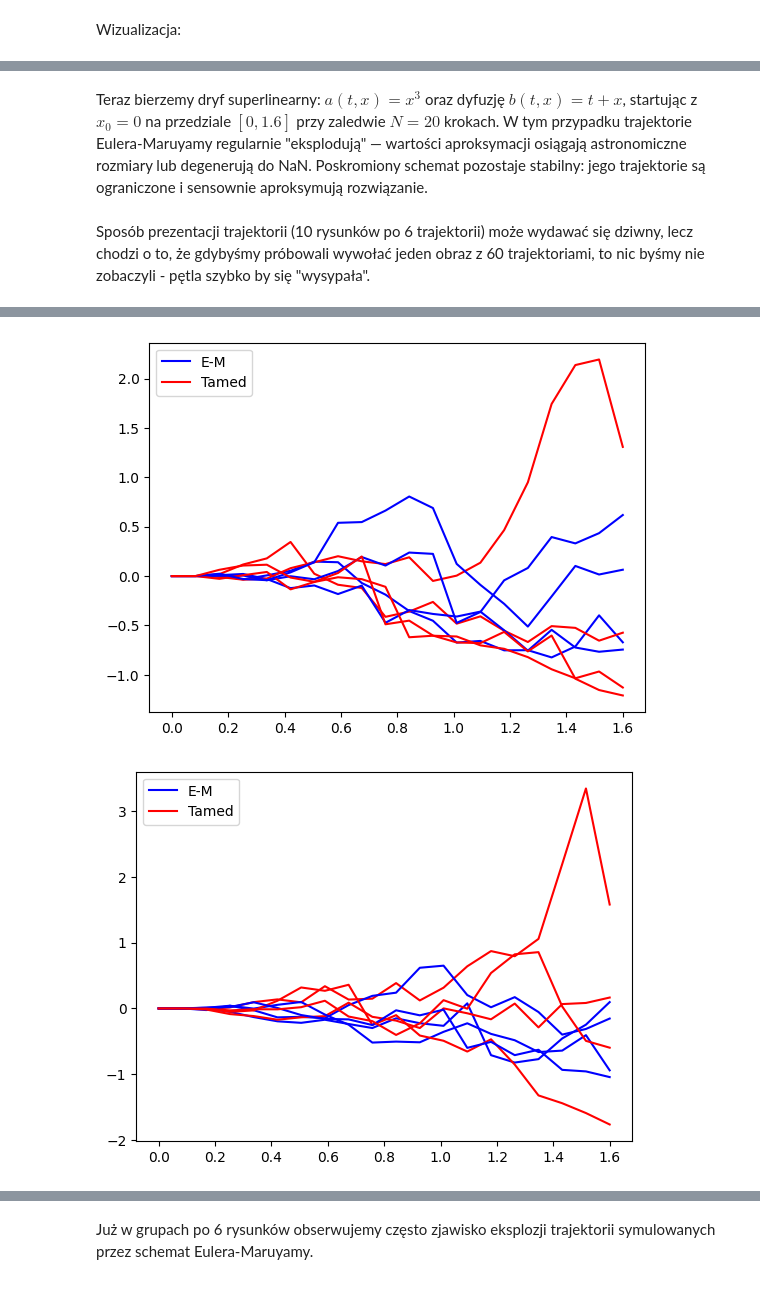
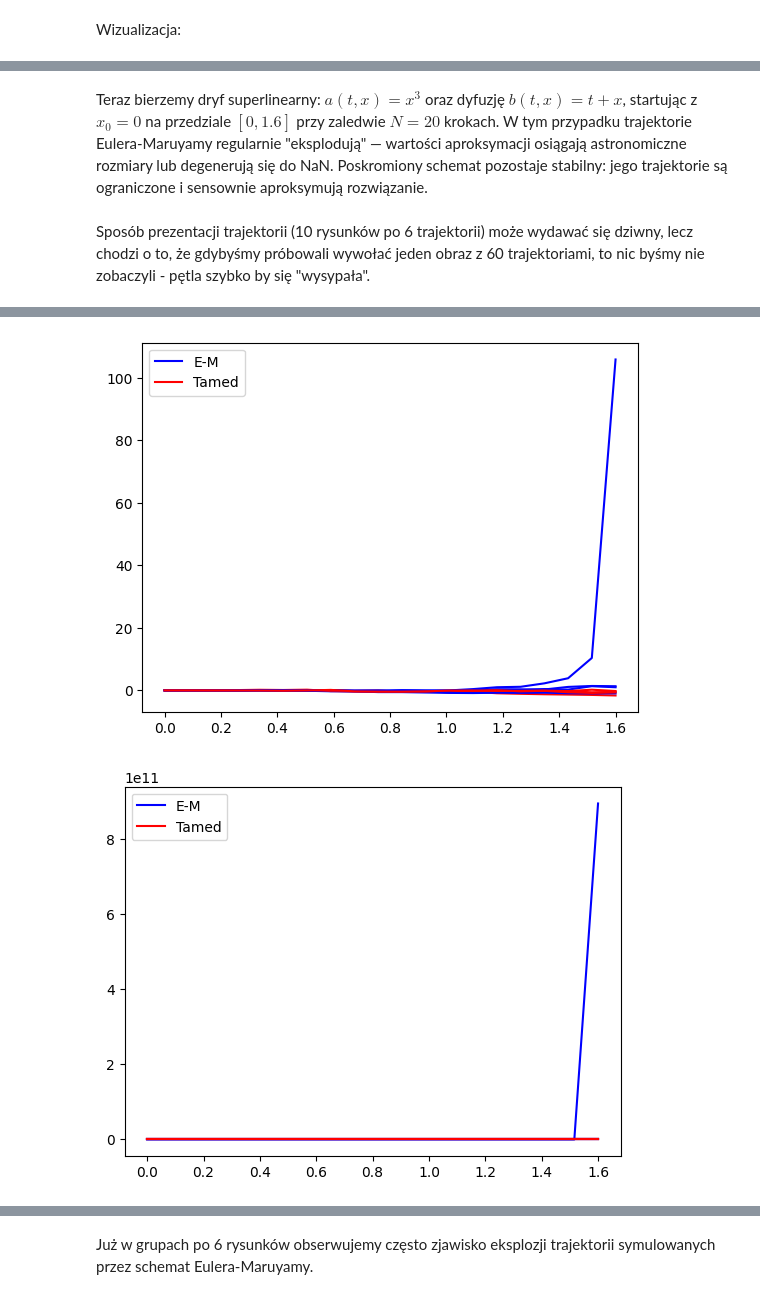
Before and after one commit to Hel4r/MNSRR-projekt-zaliczeniowy, a Jupyter notebook: symulacja.ipynb, the cells around one changed output, grey strips where cells are left out. Drawn from its saved outputs; the diff is of its cells as text; code cells hidden in the pictures.

```diff
--- a/symulacja.ipynb
+++ b/symulacja.ipynb
@@ -195,7 +137,7 @@ Teraz bierzemy dryf superlinearny: $a(t, x) = x^3$ oraz dyfuzję
 $b(t, x) = t + x$, startując z $x_0 = 0$ na przedziale $[0, 1.6]$
 przy zaledwie $N = 20$ krokach. W tym przypadku trajektorie
 Eulera-Maruyamy regularnie "eksplodują" — wartości aproksymacji
-osiągają astronomiczne rozmiary lub degenerują do NaN.
+osiągają astronomiczne rozmiary lub degenerują się do NaN.
 Poskromiony schemat pozostaje stabilny: jego trajektorie są ograniczone
 i sensownie aproksymują rozwiązanie.
 # %%
@@ -215,7 +157,7 @@ for k in range(10):
         plt.plot(EM[0], EM[1], color = 'b')
         plt.plot(ET[0], ET[1], color = 'r')
     plt.plot(eulerMaruyama(x0, T, a, b, N)[0], eulerMaruyama(x0, T, a, b, N)[1], color = 'b', label = 'E-M')
-    plt.plot(eulerTamed(x0, T, a, b, N, alpha)[0], eulerTamed(x0, T, a, b, N, alpha)[1], color = 'r', label = 'Tamed')
+    plt.plot(eulerTamed(x0, T, a, b, N, 0.5)[0], eulerTamed(x0, T, a, b, N, 0.5)[1], color = 'r', label = 'Tamed')
 
     plt.legend()
     plt.show()
@@ -224,2 +166,2 @@ for k in range(10):
-[figure, old version]
+[figure, new version]
-[figure, old version]
+[figure, new version]
```
Also changed, not shown: parts of 22 cells of this notebook.
